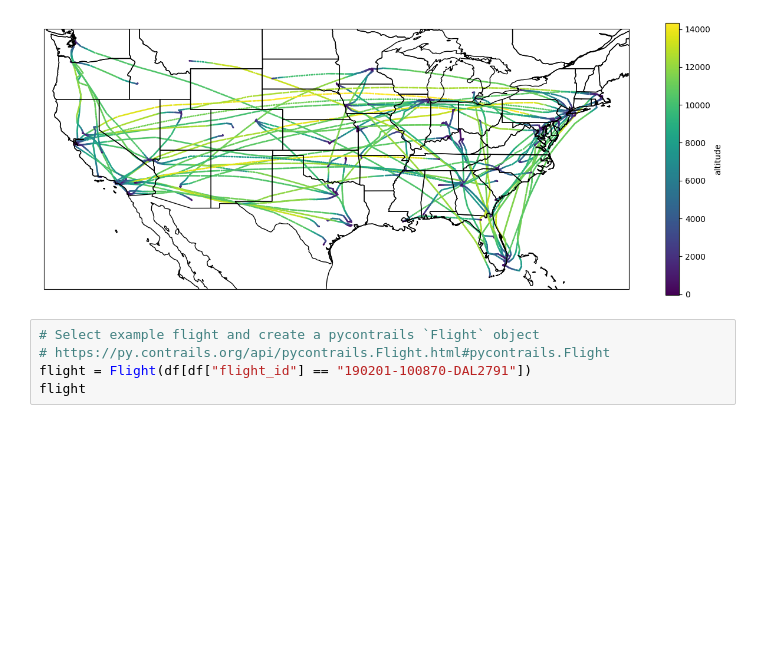
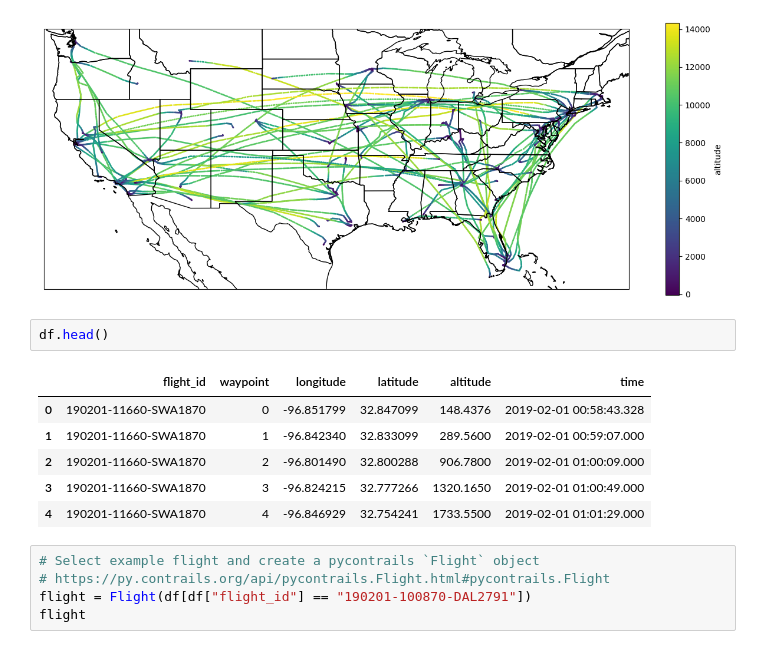
Before and after one commit to contrailcirrus/2024-09-ge-workshop, a Jupyter notebook: pycontrails-basics.ipynb, the cells around one changed output. Cells and saved outputs as stored; diff of their text form; blank space fills up the shorter version.

```diff
--- a/pycontrails-basics.ipynb
+++ b/pycontrails-basics.ipynb
@@ -50,6 +53,15 @@ df.plot.scatter(
 );
 # %% [output]
 [figure]
+# %%
+df.head()
+# %% [output]
+|  | flight_id | waypoint | longitude | latitude | altitude | time |
+| 0 | 190201-11660-SWA1870 | 0 | -96.851799 | 32.847099 | 148.4376 | 2019-02-01 00:58:43.328 |
+| 1 | 190201-11660-SWA1870 | 1 | -96.842340 | 32.833099 | 289.5600 | 2019-02-01 00:59:07.000 |
+| 2 | 190201-11660-SWA1870 | 2 | -96.801490 | 32.800288 | 906.7800 | 2019-02-01 01:00:09.000 |
+| 3 | 190201-11660-SWA1870 | 3 | -96.824215 | 32.777266 | 1320.1650 | 2019-02-01 01:00:49.000 |
+| 4 | 190201-11660-SWA1870 | 4 | -96.846929 | 32.754241 | 1733.5500 | 2019-02-01 01:01:29.000 |
 # %%
 # Select example flight and create a pycontrails `Flight` object
 # https://py.contrails.org/api/pycontrails.Flight.html#pycontrails.Flight
```
Also changed, not shown: parts of 10 cells of this notebook.
